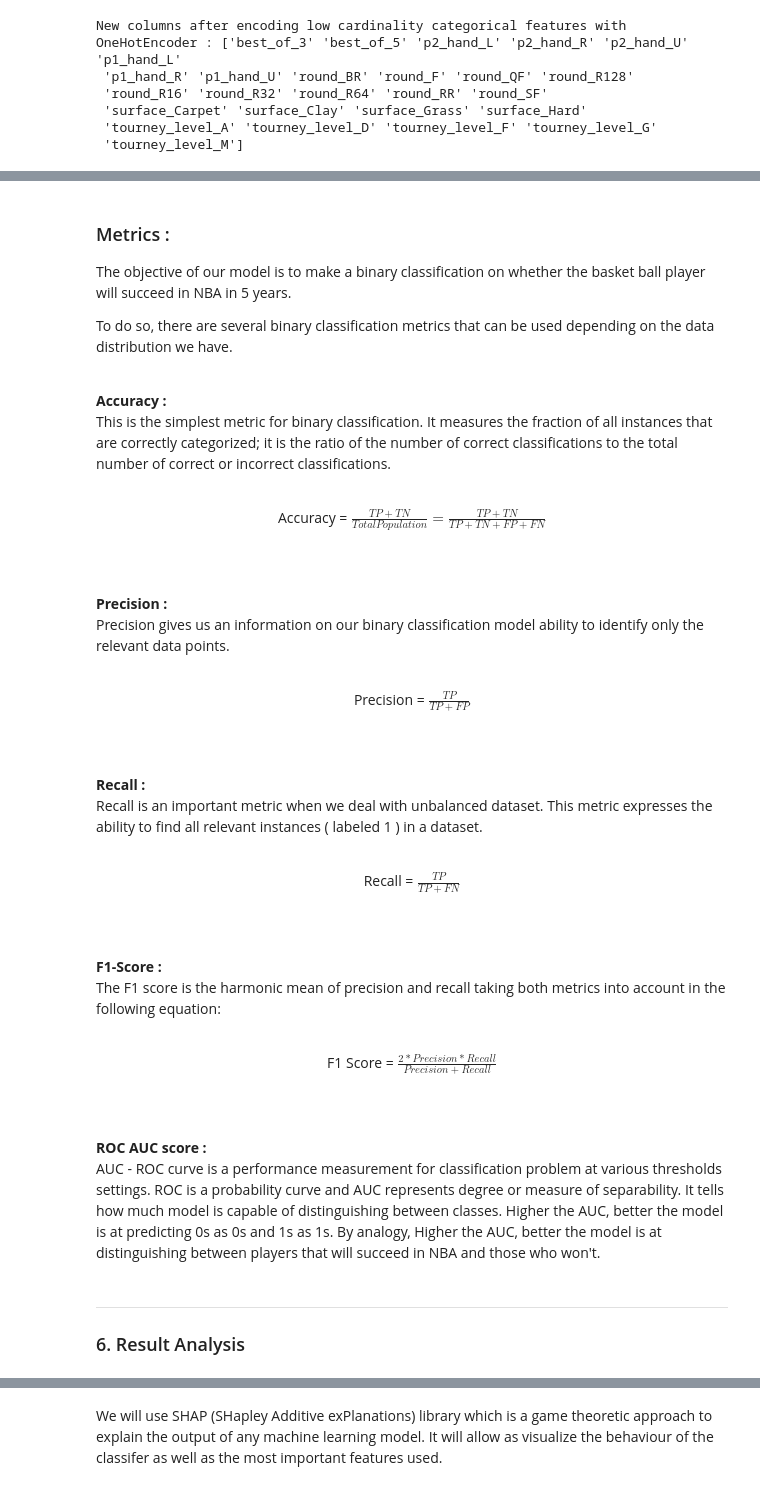
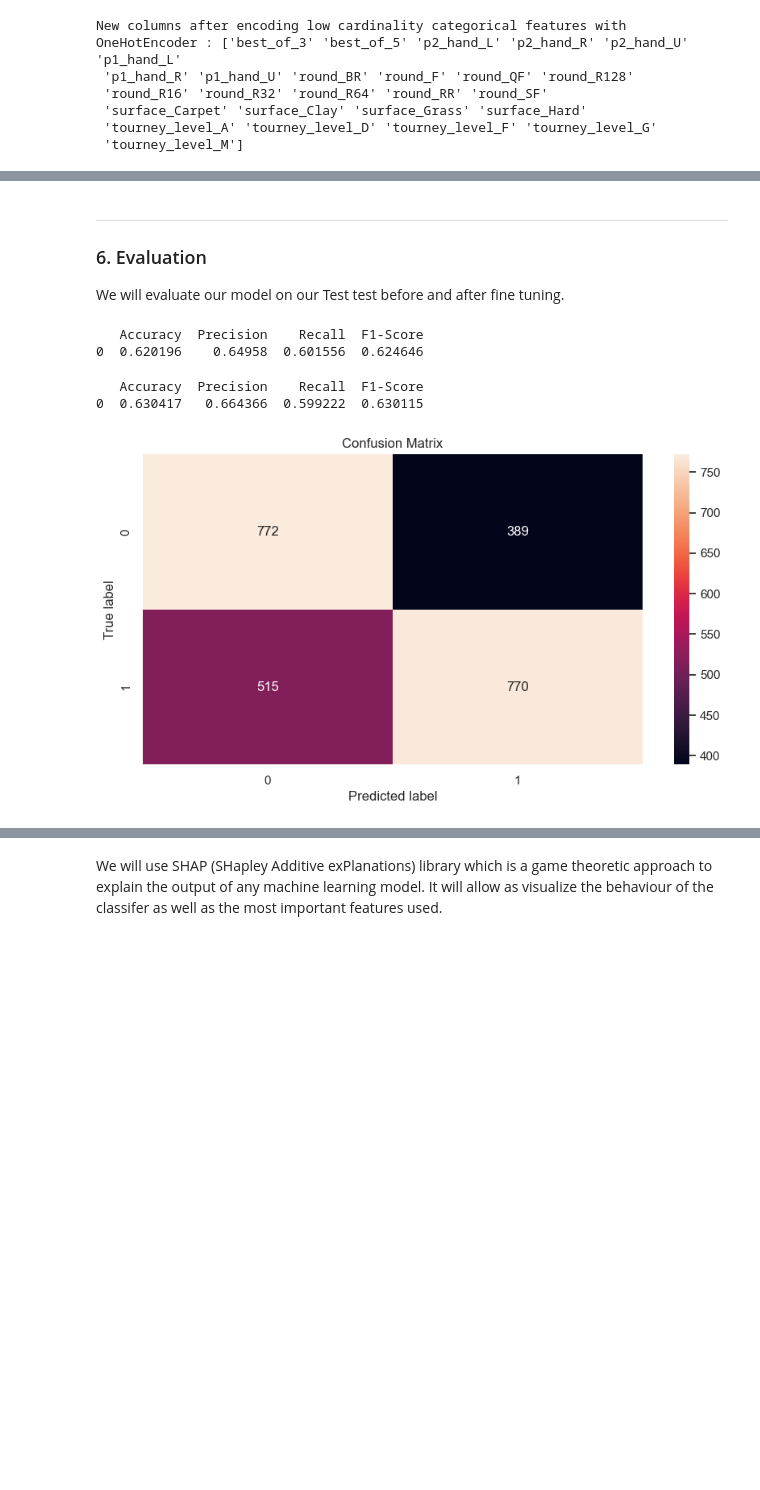
Before and after one commit to siwaar/Tennis_prediction, a Jupyter notebook: ABBES_Siwar_LBC_UseCase_Final.ipynb, the cells around one changed output, grey strips where cells are left out. Cells and saved outputs as stored; diff of their text form; code cells hidden in the pictures; blank space fills up the shorter version.

```diff
--- a/ABBES_Siwar_LBC_UseCase.ipynb
+++ b/ABBES_Siwar_LBC_UseCase_Final.ipynb
@@ -892,32 +1094,26 @@ display_classification_result(y_test, [y_test_pred], ['Fine Tuned LGB'], [end_tr
-# %% [markdown]
-### Metrics :
-The objective of our model is to make a binary classification on whether the basket ball player will succeed in NBA in 5 years.
-
-To do so, there are several binary classification metrics that can be used depending on the data distribution we have. <br> <br>
-
-<b> Accuracy : </b> <br>
-This is the simplest metric for binary classification. It measures the fraction of all instances that are correctly categorized; it is the ratio of the number of correct classifications to the total number of correct or incorrect classifications. <br> <br>
-
-<center> Accuracy = $\frac{TP + TN}{Total Population} = \frac{TP + TN}{TP + TN + FP + FN}$ </center> <br> <br> <br>
-
-<b> Precision : </b> <br>
-Precision gives us an information on our binary classification model ability to identify only the relevant data points. <br> <br>
-
-<center> Precision = $\frac{TP}{TP + FP}$ </center> <br> <br> <br>
-
-<b> Recall : </b> <br>
-Recall is an important metric when we deal with unbalanced dataset. This metric expresses the ability to find all relevant instances ( labeled 1 ) in a dataset. <br> <br>
-
-<center> Recall = $\frac{TP}{TP + FN}$ </center> <br> <br> <br>
-
-<b> F1-Score : </b> <br>
-The F1 score is the harmonic mean of precision and recall taking both metrics into account in the following equation: <br> <br>
-
-<center> F1 Score = $\frac{2 * Precision * Recall}{Precision + Recall}$ </center> <br> <br> <br>
-
-<b> ROC AUC score : </b> <br>
-AUC - ROC curve is a performance measurement for classification problem at various thresholds settings. ROC is a probability curve and AUC represents degree or measure of separability. It tells how much model is capable of distinguishing between classes. Higher the AUC, better the model is at predicting 0s as 0s and 1s as 1s. By analogy, Higher the AUC, better the model is at distinguishing between players that will succeed in NBA and those who won't.
 # %% [markdown]
 --------------------------------------------------------------------------------------------------------------
 <a id = 'predict'></a>
-### 6. Result Analysis
+### 6. Evaluation
+
+We will evaluate our model on our Test test before and after fine tuning.
+# %%
+basic_model = LGBMClassifier()
+basic_model.fit(encoded_X_train, y_train)
+# prediction
+y_pred = basic_model.predict(encoded_X_test)
+display_classification_result(y_test, y_pred)
+# %% [output]
+   Accuracy  Precision    Recall  F1-Score
+0  0.620196    0.64958  0.601556  0.624646
+# %%
+# prediction after fine tuning
+y_pred = model_best_hyperp.predict(encoded_X_test)
+display_classification_result(y_test, y_pred)
+# %% [output]
+   Accuracy  Precision    Recall  F1-Score
+0  0.630417   0.664366  0.599222  0.630115
+# %%
+plot_conf_matrix(confusion_matrix(y_test, y_pred))
+# %% [output]
+[figure, added]
```
Also changed, not shown: parts of 55 cells of this notebook, 7 other files.
